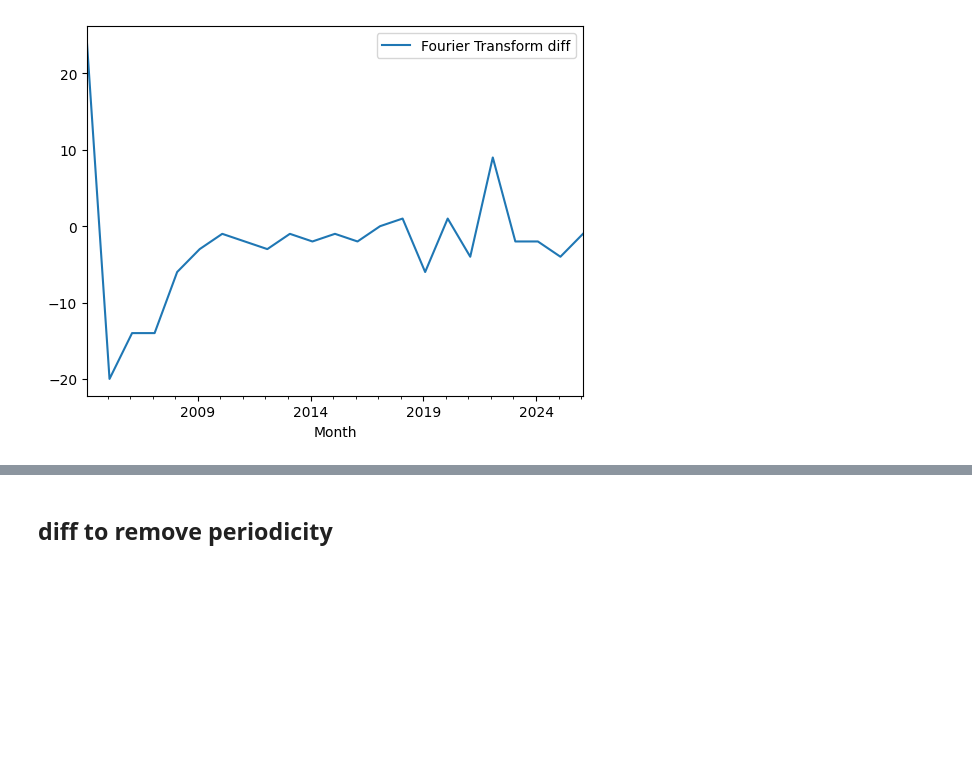
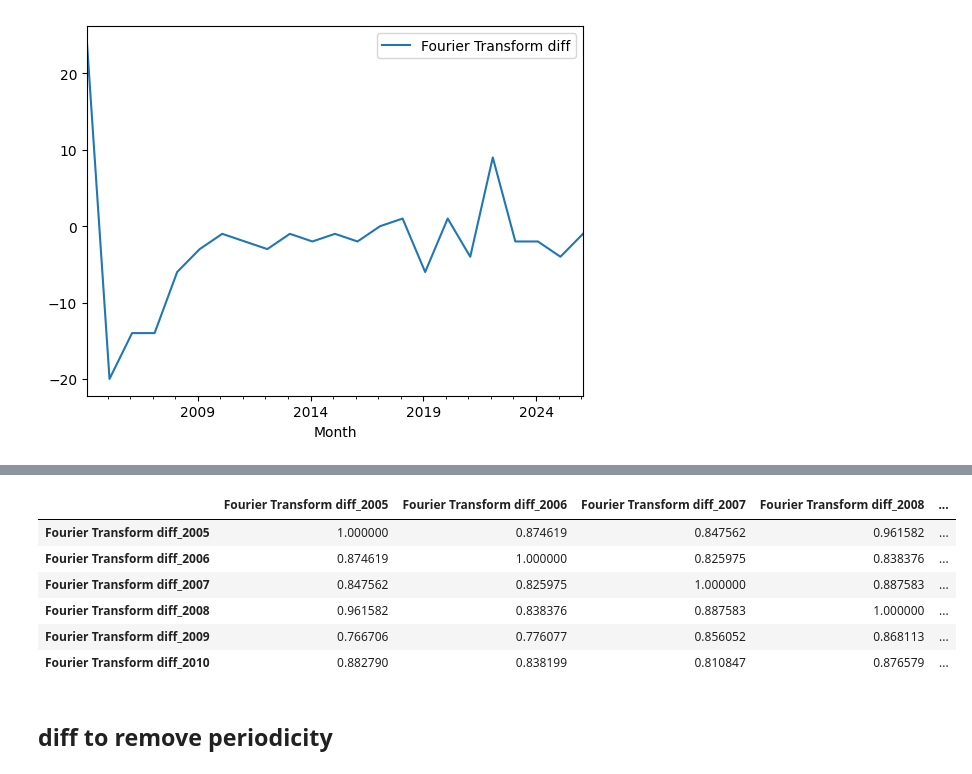
Before and after one commit to stelios-c/sig_proc, a Jupyter notebook: pydata_london2025/timeseries.ipynb, the cells around one changed output, grey strips where cells are left out. Saved outputs shown, nothing was run; the diff lists cells and outputs as text; code cells hidden in the pictures; blank space fills up the shorter version.

```diff
--- a/pydata_london2025/timeseries.ipynb
+++ b/pydata_london2025/timeseries.ipynb
@@ -177,3 +196,22 @@ https://github.com/stelios-c/sig_proc/blob/main/timeseries.ipynb
+# %%
+(year_drop_index(trends_df,'2005')
+ .merge(year_drop_index(trends_df,'2006'),left_index=True, right_index=True,suffixes=('_2005', '_2006'))
+ .merge(year_drop_index(trends_df,'2007'),left_index=True, right_index=True,suffixes=(None,'_2007'))
+ .merge(year_drop_index(trends_df,'2008'),left_index=True, right_index=True,suffixes=('_2007','_2008'))
+ .merge(year_drop_index(trends_df,'2009'),left_index=True, right_index=True,suffixes=(None,'_2009'))
+ .merge(year_drop_index(trends_df,'2010'),left_index=True, right_index=True,suffixes=('_2009','_2010'))
+
+ .corr()
+
+)
+# %% [output]
+|  | Fourier Transform diff_2005 | Fourier Transform diff_2006 | Fourier Transform diff_2007 | Fourier Transform diff_2008 | ... |
+| Fourier Transform diff_2005 | 1.000000 | 0.874619 | 0.847562 | 0.961582 | ... |
+| Fourier Transform diff_2006 | 0.874619 | 1.000000 | 0.825975 | 0.838376 | ... |
+| Fourier Transform diff_2007 | 0.847562 | 0.825975 | 1.000000 | 0.887583 | ... |
+| Fourier Transform diff_2008 | 0.961582 | 0.838376 | 0.887583 | 1.000000 | ... |
+| Fourier Transform diff_2009 | 0.766706 | 0.776077 | 0.856052 | 0.868113 | ... |
+| Fourier Transform diff_2010 | 0.882790 | 0.838199 | 0.810847 | 0.876579 | ... |
 # %% [markdown]
 ## diff to remove periodicity
 # %%
```
Also changed, not shown: parts of 4 cells of this notebook.
